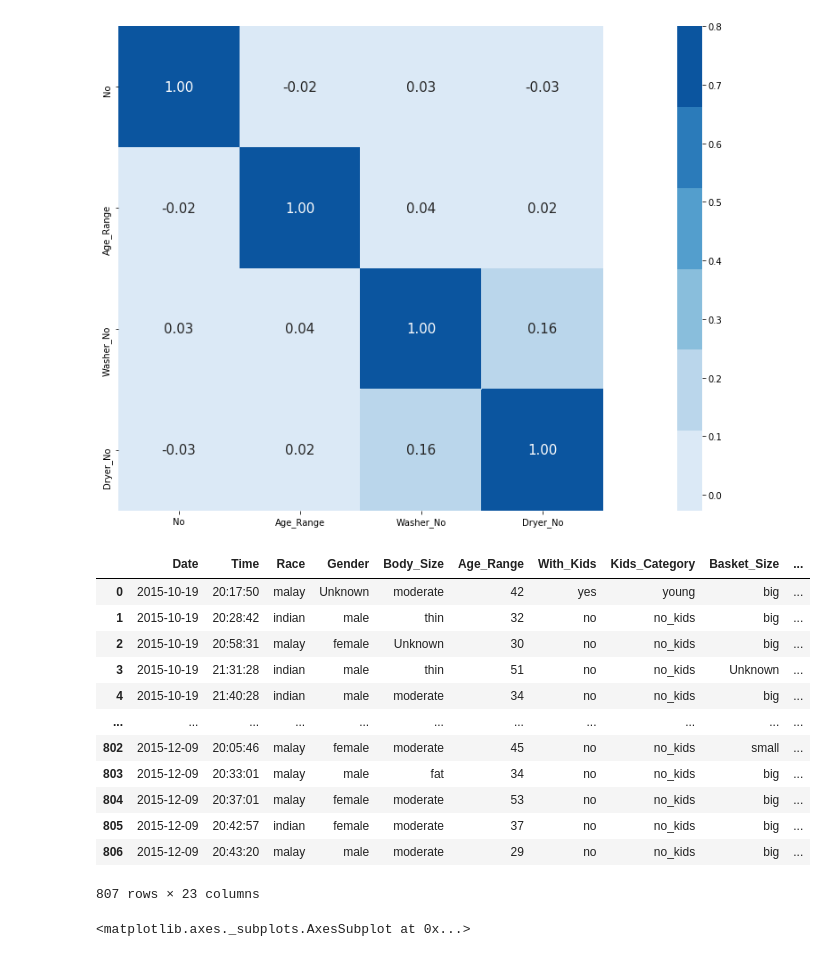
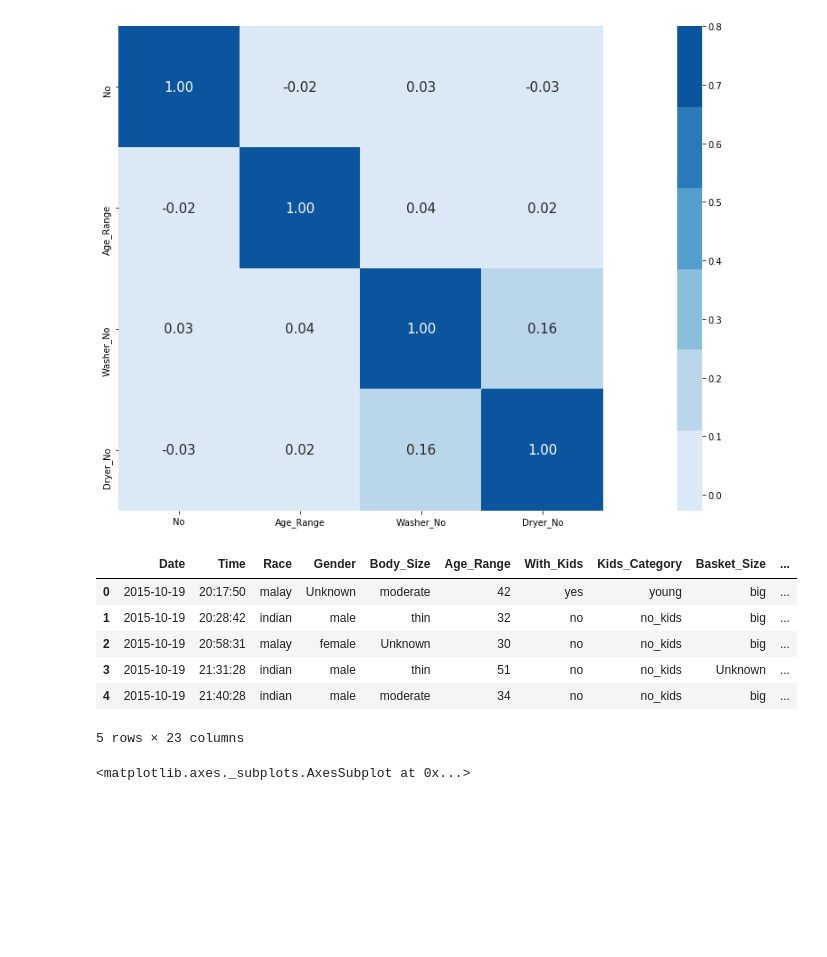
Before and after one commit to CRJoshuaa/Data-Mining-Project, a Jupyter notebook: Project_Dharsh.ipynb, the cells around one changed output. Drawn from its saved outputs; the diff is of its cells as text; code cells hidden in the pictures; blank space fills up the shorter version.

```diff
--- a/Project_Dharsh.ipynb
+++ b/Project_Dharsh.ipynb
@@ -190,32 +190,27 @@ def drop_arm(df):
 # %%
 df1=(df.pipe(change_to_date)
         .pipe(get_day_col)
         .pipe(get_month_col)
         .pipe(fill_age)
         .pipe(get_hour)
         .pipe(fill_withKids_yes)
         .pipe(fill_withKids_no)
         .pipe(drop_no)
         .pipe(fill_null_val)
         .pipe(get_time_of_day)
 
+
     )
 
-df1
+df1.head()
 # %% [output]
 |  | Date | Time | Race | Gender | Body_Size | Age_Range | With_Kids | Kids_Category | Basket_Size | ... |
 | 0 | 2015-10-19 | 20:17:50 | malay | Unknown | moderate | 42 | yes | young | big | ... |
 | 1 | 2015-10-19 | 20:28:42 | indian | male | thin | 32 | no | no_kids | big | ... |
 | 2 | 2015-10-19 | 20:58:31 | malay | female | Unknown | 30 | no | no_kids | big | ... |
 | 3 | 2015-10-19 | 21:31:28 | indian | male | thin | 51 | no | no_kids | Unknown | ... |
 | 4 | 2015-10-19 | 21:40:28 | indian | male | moderate | 34 | no | no_kids | big | ... |
-| ... | ... | ... | ... | ... | ... | ... | ... | ... | ... | ... |
-| 802 | 2015-12-09 | 20:05:46 | malay | female | moderate | 45 | no | no_kids | small | ... |
-| 803 | 2015-12-09 | 20:33:01 | malay | male | fat | 34 | no | no_kids | big | ... |
-| 804 | 2015-12-09 | 20:37:01 | malay | female | moderate | 53 | no | no_kids | big | ... |
-| 805 | 2015-12-09 | 20:42:57 | indian | female | moderate | 37 | no | no_kids | big | ... |
-| 806 | 2015-12-09 | 20:43:20 | malay | male | moderate | 29 | no | no_kids | big | ... |
-807 rows × 23 columns
+5 rows × 23 columns
 # %%
 df.boxplot('Age_Range','Gender',rot = 30,figsize=(5,6))
 # %% [output]
```
Also changed, not shown: parts of 14 cells of this notebook, 1 other file.
